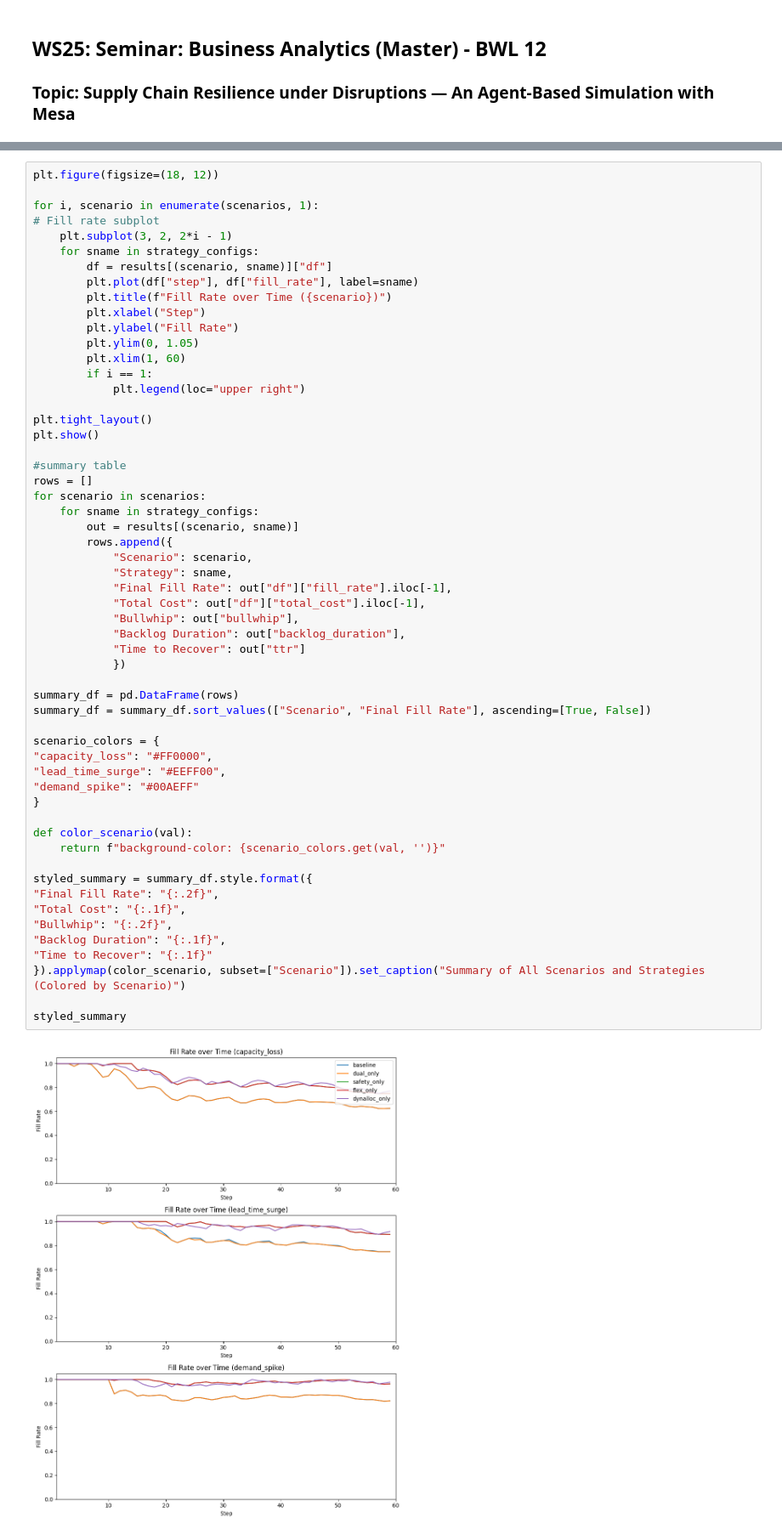
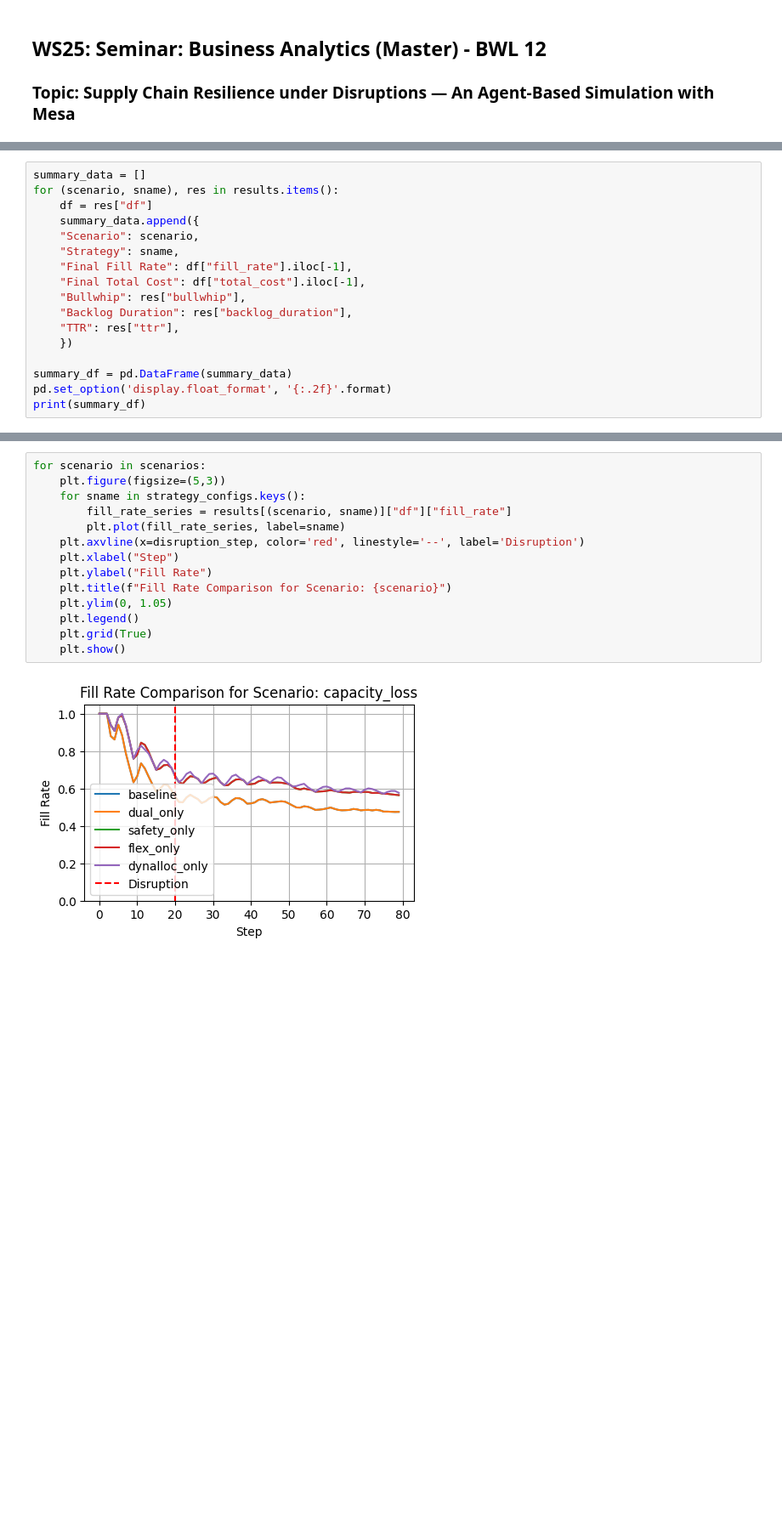
Before and after one commit to HanhNguyen-Hannah/Seminar, a Jupyter notebook: run.ipynb, the cells around one changed output, grey strips where cells are left out. Shown at 85% size. Drawn from its saved outputs; the diff is of its cells as text; blank space fills up the shorter version.

```diff
--- a/run.ipynb
+++ b/run.ipynb
@@ -83,0 +111,17 @@ for scenario in scenarios:
+# %%
+summary_data = []
+for (scenario, sname), res in results.items():
+    df = res["df"]
+    summary_data.append({
+    "Scenario": scenario,
+    "Strategy": sname,
+    "Final Fill Rate": df["fill_rate"].iloc[-1],
+    "Final Total Cost": df["total_cost"].iloc[-1],
+    "Bullwhip": res["bullwhip"],
+    "Backlog Duration": res["backlog_duration"],
+    "TTR": res["ttr"],
+    })
+
+summary_df = pd.DataFrame(summary_data)
+pd.set_option('display.float_format', '{:.2f}'.format)
+print(summary_df)
@@ -84,58 +146,16 @@ for scenario in scenarios:
 # %%
-plt.figure(figsize=(18, 12))
-
-for i, scenario in enumerate(scenarios, 1):
-# Fill rate subplot
-    plt.subplot(3, 2, 2*i - 1)
-    for sname in strategy_configs:
-        df = results[(scenario, sname)]["df"]
-        plt.plot(df["step"], df["fill_rate"], label=sname)
-        plt.title(f"Fill Rate over Time ({scenario})")
-        plt.xlabel("Step")
-        plt.ylabel("Fill Rate")
-        plt.ylim(0, 1.05)
-        plt.xlim(1, 60)
-        if i == 1:
-            plt.legend(loc="upper right")
-
-plt.tight_layout()
-plt.show()
-
-#summary table
-rows = []
 for scenario in scenarios:
-    for sname in strategy_configs:
-        out = results[(scenario, sname)]
-        rows.append({
-            "Scenario": scenario,
-            "Strategy": sname,
-            "Final Fill Rate": out["df"]["fill_rate"].iloc[-1],
-            "Total Cost": out["df"]["total_cost"].iloc[-1],
-            "Bullwhip": out["bullwhip"],
-            "Backlog Duration": out["backlog_duration"],
-            "Time to Recover": out["ttr"]
-            })
-
-summary_df = pd.DataFrame(rows)
-summary_df = summary_df.sort_values(["Scenario", "Final Fill Rate"], ascending=[True, False])
-
-scenario_colors = {
-"capacity_loss": "#FF0000",
-"lead_time_surge": "#EEFF00",
-"demand_spike": "#00AEFF"
-}
-
-def color_scenario(val):
-    return f"background-color: {scenario_colors.get(val, '')}"
-
-styled_summary = summary_df.style.format({
-"Final Fill Rate": "{:.2f}",
-"Total Cost": "{:.1f}",
-"Bullwhip": "{:.2f}",
-"Backlog Duration": "{:.1f}",
-"Time to Recover": "{:.1f}"
-}).applymap(color_scenario, subset=["Scenario"]).set_caption("Summary of All Scenarios and Strategies (Colored by Scenario)")
-
-styled_summary
+    plt.figure(figsize=(5,3))
+    for sname in strategy_configs.keys():
+        fill_rate_series = results[(scenario, sname)]["df"]["fill_rate"]
+        plt.plot(fill_rate_series, label=sname)
+    plt.axvline(x=disruption_step, color='red', linestyle='--', label='Disruption')
+    plt.xlabel("Step")
+    plt.ylabel("Fill Rate")
+    plt.title(f"Fill Rate Comparison for Scenario: {scenario}")
+    plt.ylim(0, 1.05)
+    plt.legend()
+    plt.grid(True)
+    plt.show()
 # %% [output]
-[figure, old version]
+[figure, new version]
```
Also changed, not shown: parts of 6 cells of this notebook, 2 other files.
